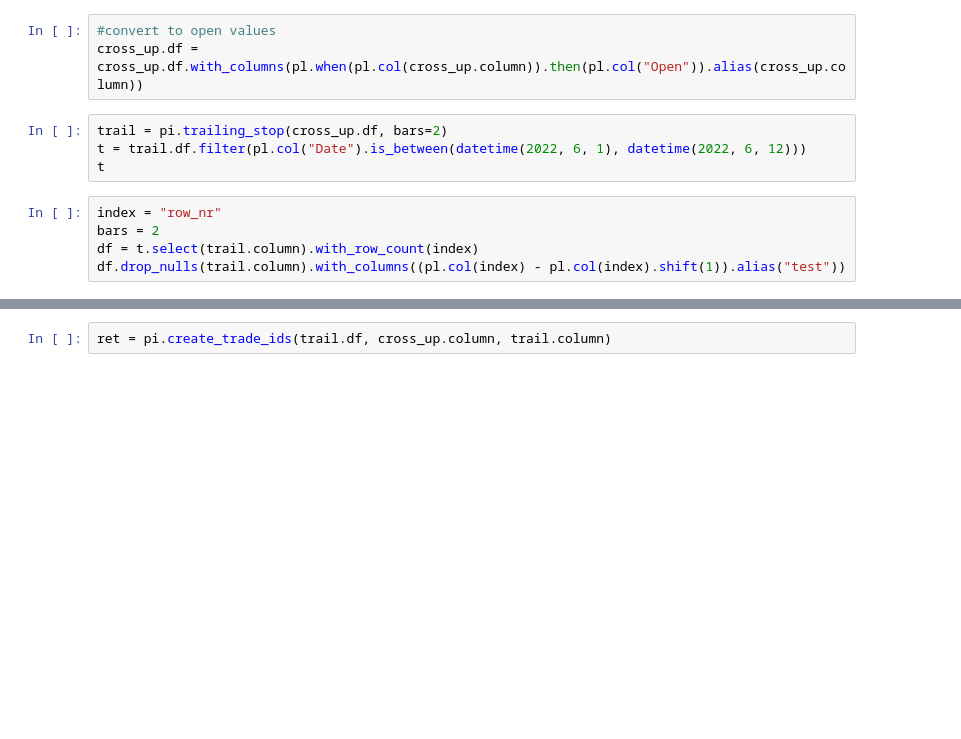
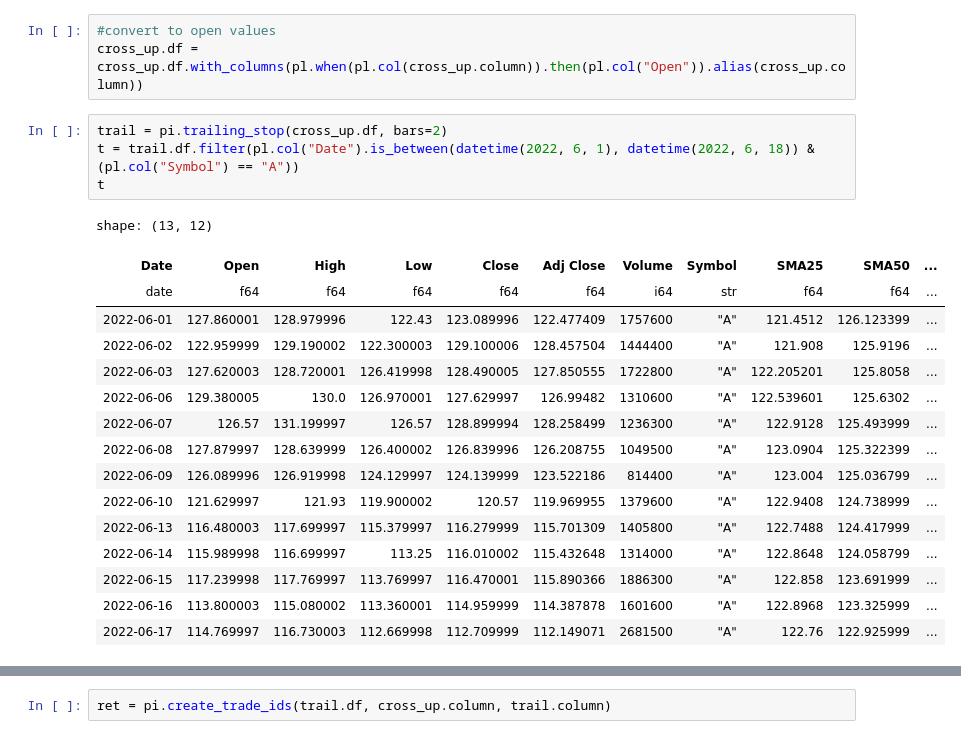
Before and after one commit to avepus/polar-indicators, a Jupyter notebook: src/polars_indicators/notebooks/testing.ipynb, the cells around one changed output, grey strips where cells are left out. Drawn from its saved outputs; the diff is of its cells as text; blank space fills up the shorter version.

```diff
--- a/src/polars_indicators/notebooks/testing.ipynb
+++ b/src/polars_indicators/notebooks/testing.ipynb
@@ -26,10 +86,22 @@ cross_up.df
 cross_up.df = cross_up.df.with_columns(pl.when(pl.col(cross_up.column)).then(pl.col("Open")).alias(cross_up.column))
 # %%
 trail = pi.trailing_stop(cross_up.df, bars=2)
-t = trail.df.filter(pl.col("Date").is_between(datetime(2022, 6, 1), datetime(2022, 6, 12)))
+t = trail.df.filter(pl.col("Date").is_between(datetime(2022, 6, 1), datetime(2022, 6, 18)) & (pl.col("Symbol") == "A"))
 t
+# %% [output]
+shape: (13, 12)
+| Date | Open | High | Low | Close | Adj Close | Volume | Symbol | SMA25 | SMA50 | ... |
+| date | f64 | f64 | f64 | f64 | f64 | i64 | str | f64 | f64 | ... |
+| 2022-06-01 | 127.860001 | 128.979996 | 122.43 | 123.089996 | 122.477409 | 1757600 | "A" | 121.4512 | 126.123399 | ... |
+| 2022-06-02 | 122.959999 | 129.190002 | 122.300003 | 129.100006 | 128.457504 | 1444400 | "A" | 121.908 | 125.9196 | ... |
+| 2022-06-03 | 127.620003 | 128.720001 | 126.419998 | 128.490005 | 127.850555 | 1722800 | "A" | 122.205201 | 125.8058 | ... |
+| 2022-06-06 | 129.380005 | 130.0 | 126.970001 | 127.629997 | 126.99482 | 1310600 | "A" | 122.539601 | 125.6302 | ... |
+| 2022-06-07 | 126.57 | 131.199997 | 126.57 | 128.899994 | 128.258499 | 1236300 | "A" | 122.9128 | 125.493999 | ... |
+| 2022-06-08 | 127.879997 | 128.639999 | 126.400002 | 126.839996 | 126.208755 | 1049500 | "A" | 123.0904 | 125.322399 | ... |
+| 2022-06-09 | 126.089996 | 126.919998 | 124.129997 | 124.139999 | 123.522186 | 814400 | "A" | 123.004 | 125.036799 | ... |
+| 2022-06-10 | 121.629997 | 121.93 | 119.900002 | 120.57 | 119.969955 | 1379600 | "A" | 122.9408 | 124.738999 | ... |
+| 2022-06-13 | 116.480003 | 117.699997 | 115.379997 | 116.279999 | 115.701309 | 1405800 | "A" | 122.7488 | 124.417999 | ... |
+| 2022-06-14 | 115.989998 | 116.699997 | 113.25 | 116.010002 | 115.432648 | 1314000 | "A" | 122.8648 | 124.058799 | ... |
+| 2022-06-15 | 117.239998 | 117.769997 | 113.769997 | 116.470001 | 115.890366 | 1886300 | "A" | 122.858 | 123.691999 | ... |
+| 2022-06-16 | 113.800003 | 115.080002 | 113.360001 | 114.959999 | 114.387878 | 1601600 | "A" | 122.8968 | 123.325999 | ... |
+| 2022-06-17 | 114.769997 | 116.730003 | 112.669998 | 112.709999 | 112.149071 | 2681500 | "A" | 122.76 | 122.925999 | ... |
-# %%
-index = "row_nr"
-bars = 2
-df = t.select(trail.column).with_row_count(index)
-df.drop_nulls(trail.column).with_columns((pl.col(index) - pl.col(index).shift(1)).alias("test"))
```
Also changed, not shown: parts of 15 cells of this notebook, 1 other file.
